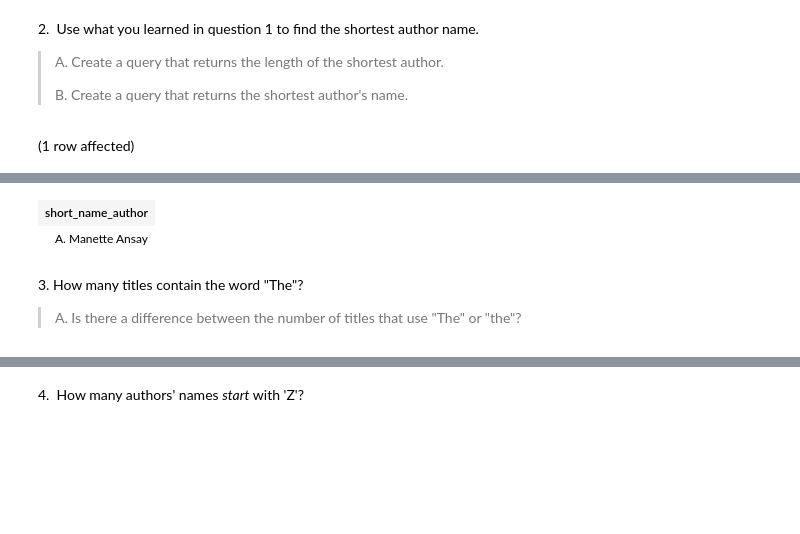
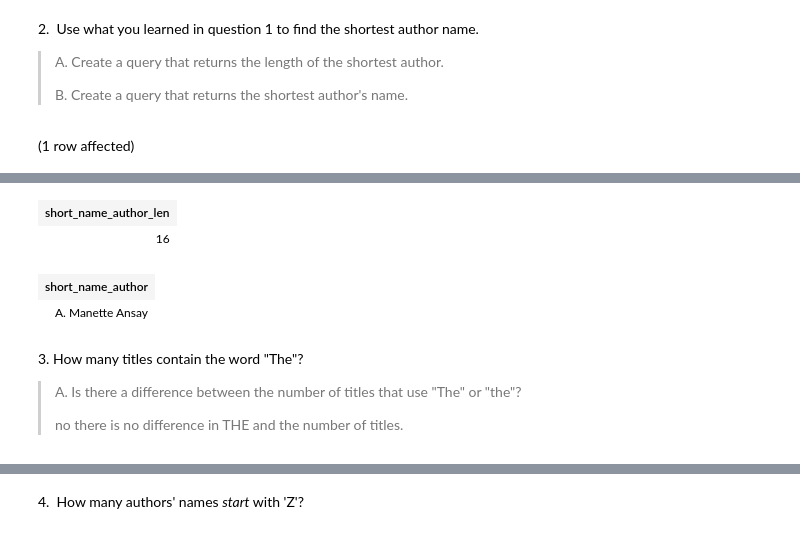
Before and after one commit to souji1991/SQL-Part-2-Studio, a Jupyter notebook: SQL-Part-2-Studio.ipynb, the cells around one changed output, grey strips where cells are left out. Cells and saved outputs as stored; diff of their text form; code cells hidden in the pictures; blank space fills up the shorter version.

```diff
--- a/SQL-Part-2-Studio.ipynb
+++ b/SQL-Part-2-Studio.ipynb
@@ -37,6 +34,7 @@ Total execution time: 00:00:00.056
 >
 > B. Create a query that returns the shortest author's name.
 # %%
-SELECT MIN(authors) short_name_author FROM BooksDB.dbo.books
+SELECT LEN(MIN(authors)) short_name_author_len FROM BooksDB.dbo.books
+SELECT MIN(authors) short_name_author  FROM BooksDB.dbo.books
 # %% [output]
 (1 row affected)
@@ -44,9 +43,13 @@ Total execution time: 00:00:00.092
-| short_name_author |
-| A. Manette Ansay |
+| short_name_author_len |
+| 16 |
+| short_name_author |
+| A. Manette Ansay |
 # %% [markdown]
 3\. How many titles contain the word "The"?
 
-
-
 > A. Is there a difference between the number of titles that use "The" or "the"?
+>
+> no there is no difference in THE and the number of titles.
+>
+>
 # %%
```
Also changed, not shown: parts of 18 cells of this notebook.
